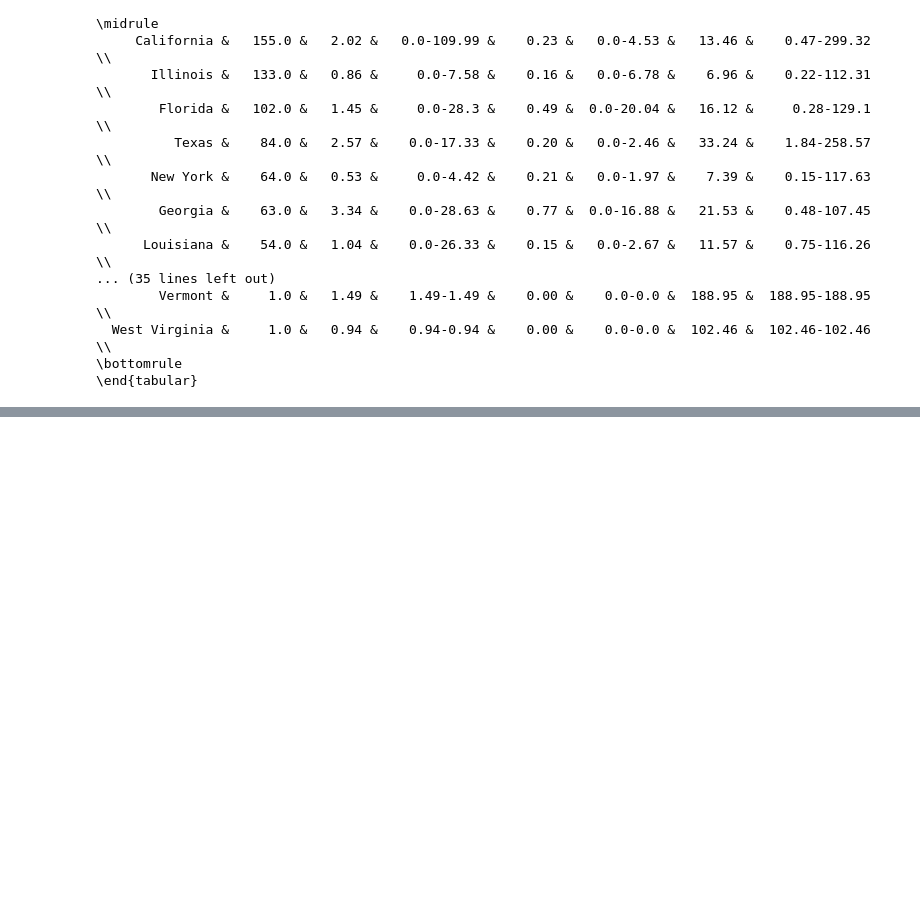
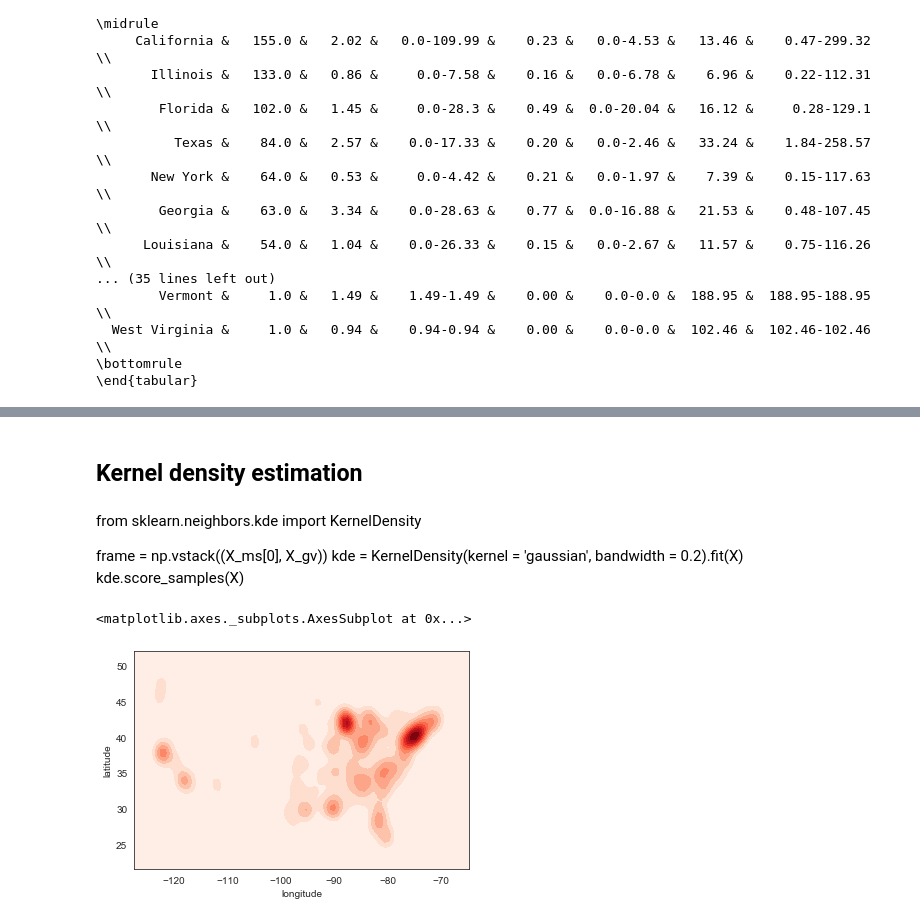
Before and after one commit to annabeck/Gun_Violence_E19, a Jupyter notebook: 08 Spatial Analysis.ipynb, the cells around one changed output, grey strips where cells are left out. Saved outputs shown, nothing was run; the diff lists cells and outputs as text; code cells hidden in the pictures; blank space fills up the shorter version.

```diff
--- a/08 Spatial Analysis.ipynb
+++ b/08 Spatial Analysis.ipynb
@@ -270,0 +233,18 @@ OtherRace_Pop
+# %% [markdown]
+## Kernel density estimation
+# %%
+X = df[['longitude','latitude']]
+test = X.iloc[0:50000,:]
+# %% [markdown]
+from sklearn.neighbors.kde import KernelDensity
+
+frame = np.vstack((X_ms[0], X_gv))
+kde = KernelDensity(kernel = 'gaussian', bandwidth = 0.2).fit(X)
+kde.score_samples(X)
+# %%
+sns.set_style('white')
+
+sns.kdeplot(test.longitude, test.latitude, cmap = 'Reds', shade = True, bw=1)
+# %% [output]
+<matplotlib.axes._subplots.AxesSubplot at 0x...>
+[figure, added]
```
Also changed, not shown: parts of 14 cells of this notebook, 1 other file.
